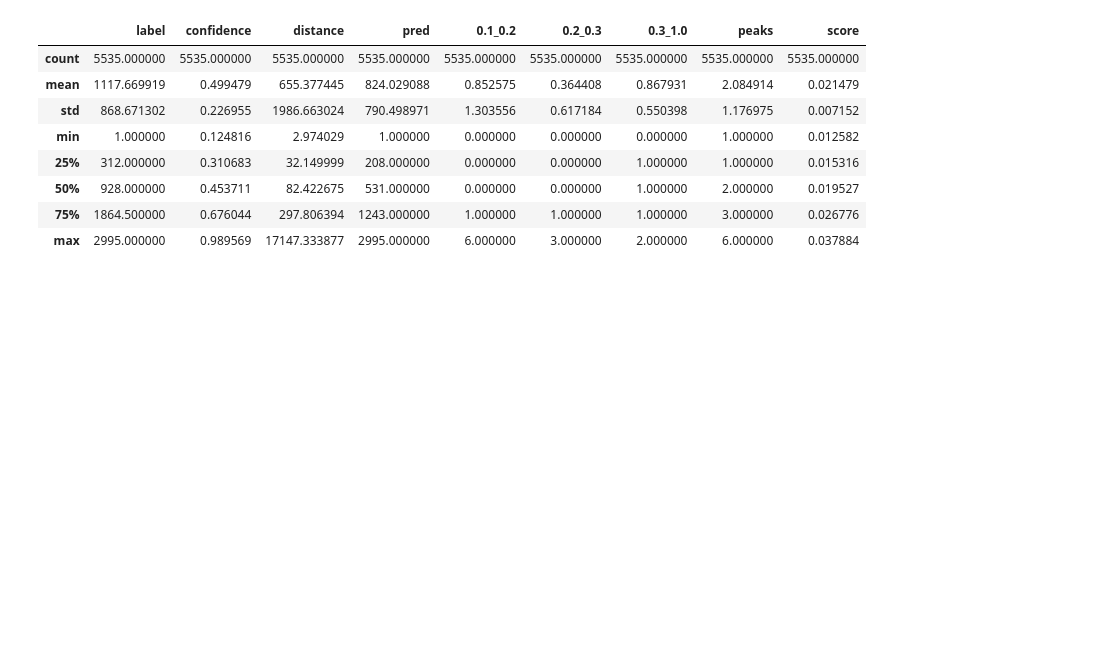
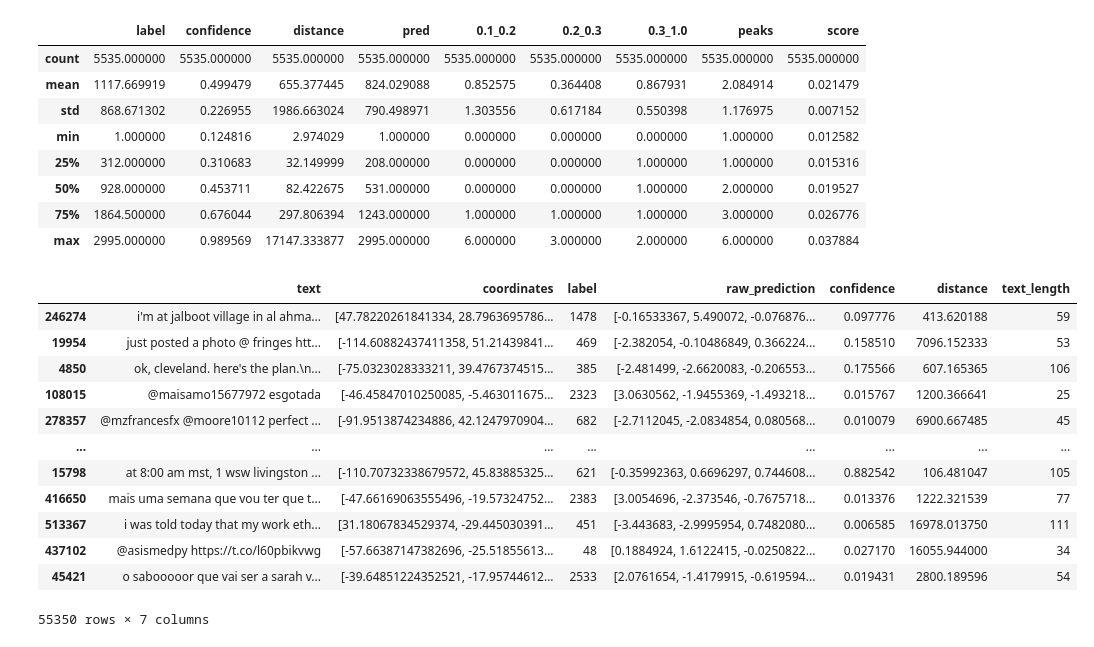
Before and after one commit to Yachay-AI/confident-predictions-challenge, a Jupyter notebook: workbook4.ipynb, the cells around one changed output. Cells and saved outputs as stored; diff of their text form; code cells hidden in the pictures; blank space fills up the shorter version.

```diff
--- a/workbook4.ipynb
+++ b/workbook4.ipynb
@@ -159,3 +159,19 @@ data_frame_filtered.describe()
 | 50% | 928.000000 | 0.453711 | 82.422675 | 531.000000 | 0.000000 | 0.000000 | 1.000000 | 2.000000 | 0.019527 |
 | 75% | 1864.500000 | 0.676044 | 297.806394 | 1243.000000 | 1.000000 | 1.000000 | 1.000000 | 3.000000 | 0.026776 |
 | max | 2995.000000 | 0.989569 | 17147.333877 | 2995.000000 | 6.000000 | 3.000000 | 2.000000 | 6.000000 | 0.037884 |
+# %%
+data_frame
+# %% [output]
+|  | text | coordinates | label | raw_prediction | confidence | distance | text_length |
+| 246274 | i'm at jalboot village in al ahma... | [47.78220261841334, 28.7963695786... | 1478 | [-0.16533367, 5.490072, -0.076876... | 0.097776 | 413.620188 | 59 |
+| 19954 | just posted a photo @ fringes htt... | [-114.60882437411358, 51.21439841... | 469 | [-2.382054, -0.10486849, 0.366224... | 0.158510 | 7096.152333 | 53 |
+| 4850 | ok, cleveland. here's the plan.\n... | [-75.0323028333211, 39.4767374515... | 385 | [-2.481499, -2.6620083, -0.206553... | 0.175566 | 607.165365 | 106 |
+| 108015 | @maisamo15677972 esgotada | [-46.45847010250085, -5.463011675... | 2323 | [3.0630562, -1.9455369, -1.493218... | 0.015767 | 1200.366641 | 25 |
+| 278357 | @mzfrancesfx @moore10112 perfect ... | [-91.9513874234886, 42.1247970904... | 682 | [-2.7112045, -2.0834854, 0.080568... | 0.010079 | 6900.667485 | 45 |
+| ... | ... | ... | ... | ... | ... | ... | ... |
+| 15798 | at 8:00 am mst, 1 wsw livingston ... | [-110.70732338679572, 45.83885325... | 621 | [-0.35992363, 0.6696297, 0.744608... | 0.882542 | 106.481047 | 105 |
+| 416650 | mais uma semana que vou ter que t... | [-47.66169063555496, -19.57324752... | 2383 | [3.0054696, -2.373546, -0.7675718... | 0.013376 | 1222.321539 | 77 |
+| 513367 | i was told today that my work eth... | [31.18067834529374, -29.445030391... | 451 | [-3.443683, -2.9995954, 0.7482080... | 0.006585 | 16978.013750 | 111 |
+| 437102 | @asismedpy https://t.co/l60pbikvwg | [-57.66387147382696, -25.51855613... | 48 | [0.1884924, 1.6122415, -0.0250822... | 0.027170 | 16055.944000 | 34 |
+| 45421 | o sabooooor que vai ser a sarah v... | [-39.64851224352521, -17.95744612... | 2533 | [2.0761654, -1.4179915, -0.619594... | 0.019431 | 2800.189596 | 54 |
+55350 rows × 7 columns
```
Also changed, not shown: parts of 8 cells of this notebook, 4 other files.
